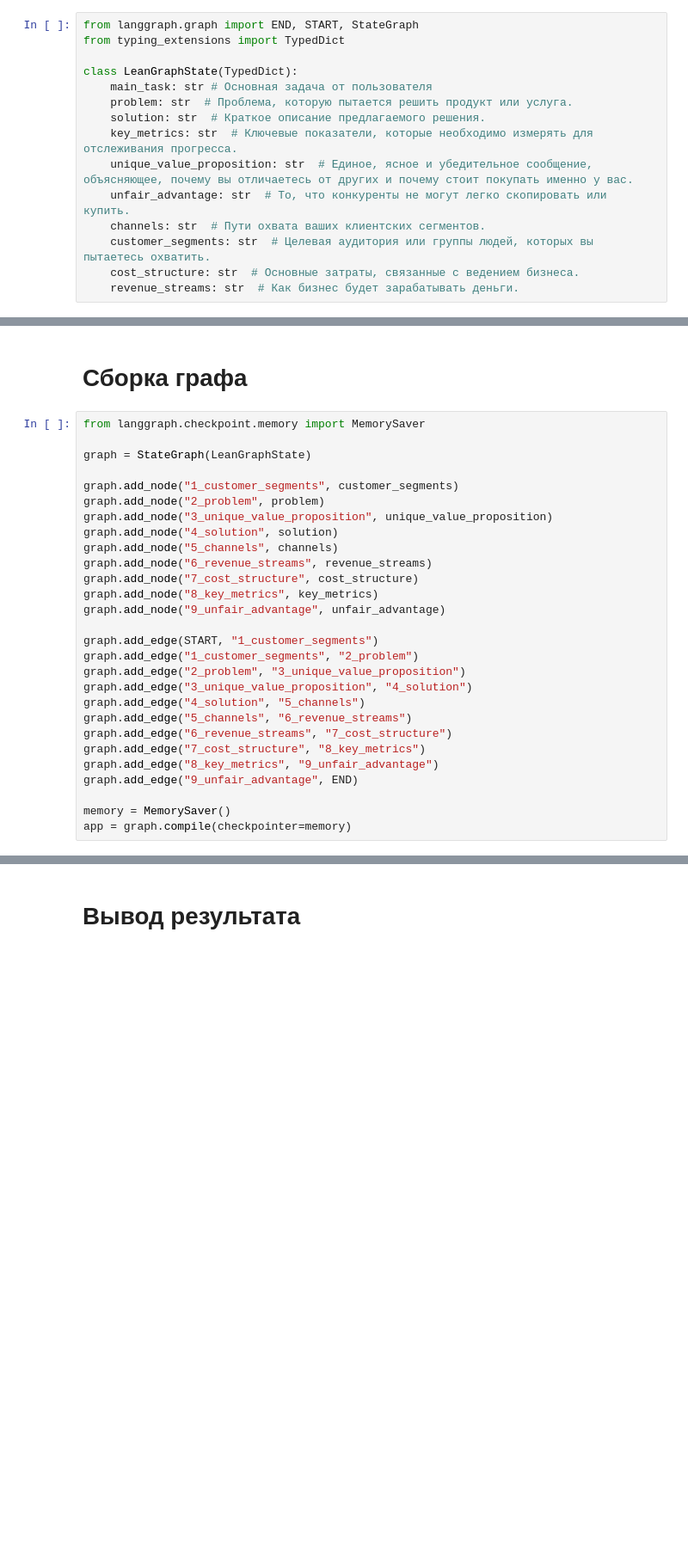
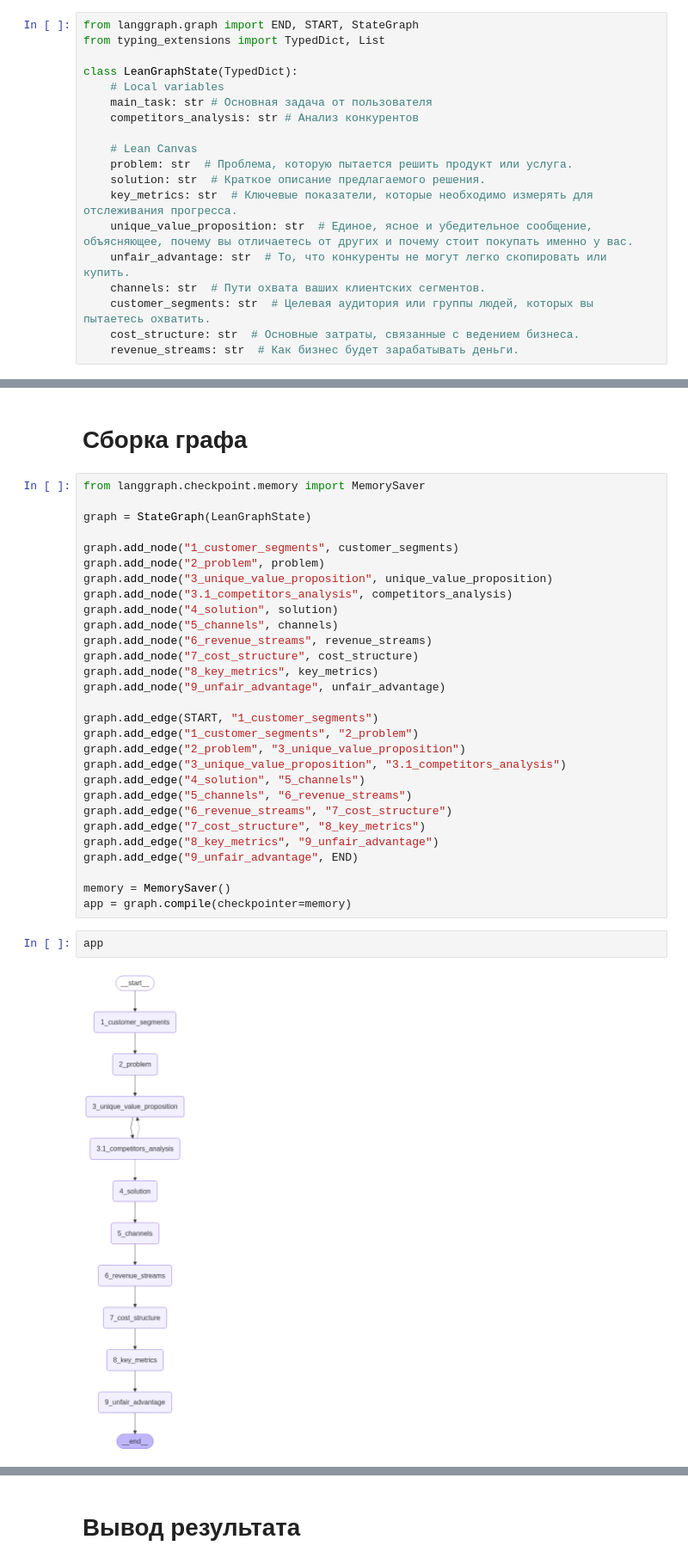
Before and after one commit to Rai220/whitepaper_agent_example, a Jupyter notebook: agents.ipynb, the cells around one changed output, grey strips where cells are left out. Shown at 86% size. Saved outputs shown, nothing was run; the diff lists cells and outputs as text; blank space fills up the shorter version.

```diff
--- a/agents.ipynb
+++ b/agents.ipynb
@@ -122,10 +118,14 @@ LeanCanvasResult(
 Глобальное пространство данных в котором идет работа с графом
 # %%
 from langgraph.graph import END, START, StateGraph
-from typing_extensions import TypedDict
+from typing_extensions import TypedDict, List
 
 class LeanGraphState(TypedDict):
+    # Local variables
     main_task: str # Основная задача от пользователя
+    competitors_analysis: str # Анализ конкурентов
+
+    # Lean Canvas
     problem: str  # Проблема, которую пытается решить продукт или услуга.
     solution: str  # Краткое описание предлагаемого решения.
     key_metrics: str  # Ключевые показатели, которые необходимо измерять для отслеживания прогресса.
@@ -195,6 +259,7 @@ graph = StateGraph(LeanGraphState)
 graph.add_node("1_customer_segments", customer_segments)
 graph.add_node("2_problem", problem)
 graph.add_node("3_unique_value_proposition", unique_value_proposition)
+graph.add_node("3.1_competitors_analysis", competitors_analysis)
 graph.add_node("4_solution", solution)
 graph.add_node("5_channels", channels)
 graph.add_node("6_revenue_streams", revenue_streams)
@@ -205,7 +270,7 @@ graph.add_node("9_unfair_advantage", unfair_advantage)
 graph.add_edge(START, "1_customer_segments")
 graph.add_edge("1_customer_segments", "2_problem")
 graph.add_edge("2_problem", "3_unique_value_proposition")
-graph.add_edge("3_unique_value_proposition", "4_solution")
+graph.add_edge("3_unique_value_proposition", "3.1_competitors_analysis")
 graph.add_edge("4_solution", "5_channels")
 graph.add_edge("5_channels", "6_revenue_streams")
 graph.add_edge("6_revenue_streams", "7_cost_structure")
@@ -215,6 +280,10 @@ graph.add_edge("9_unfair_advantage", END)
 
 memory = MemorySaver()
 app = graph.compile(checkpointer=memory)
+# %%
+app
+# %% [output]
+[figure, added]
 # %%
 import uuid
 
```
Also changed, not shown: parts of 8 cells of this notebook, 3 other files.
